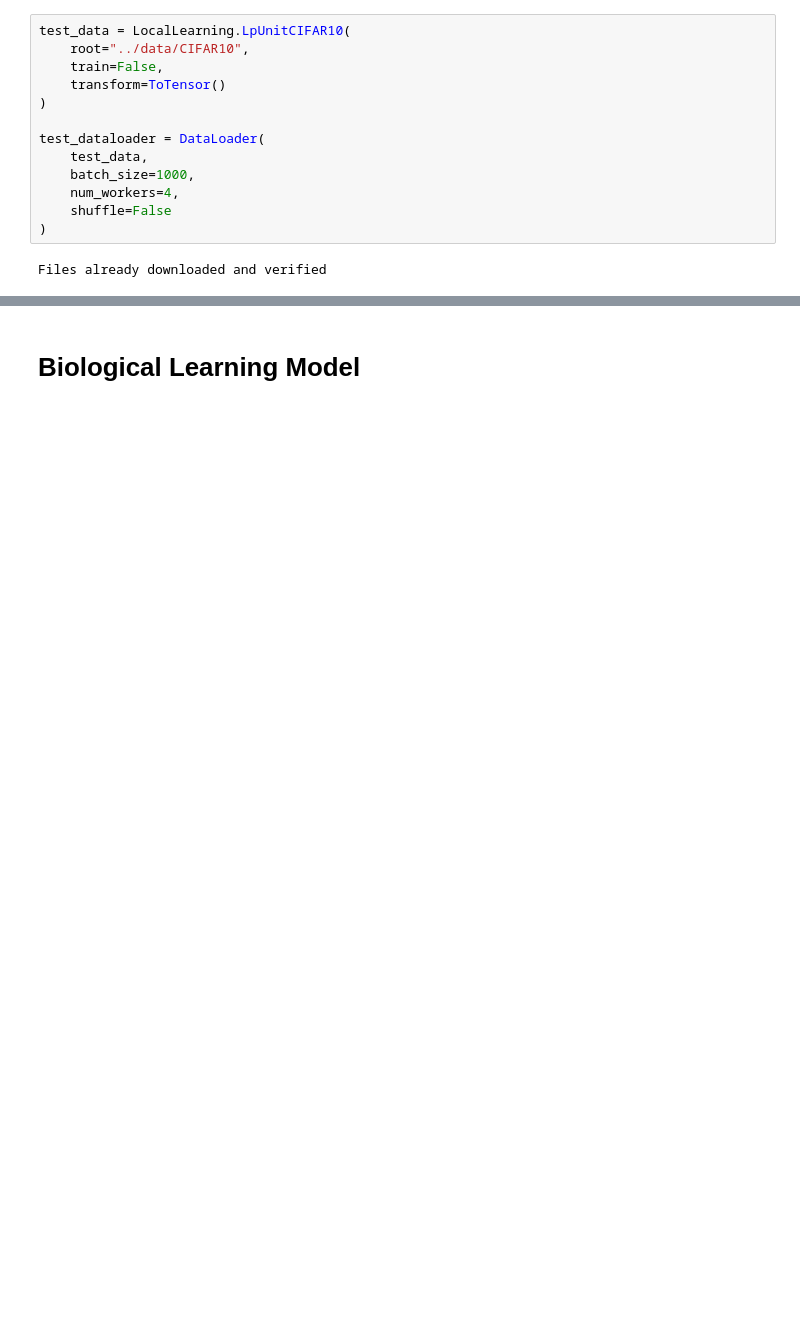
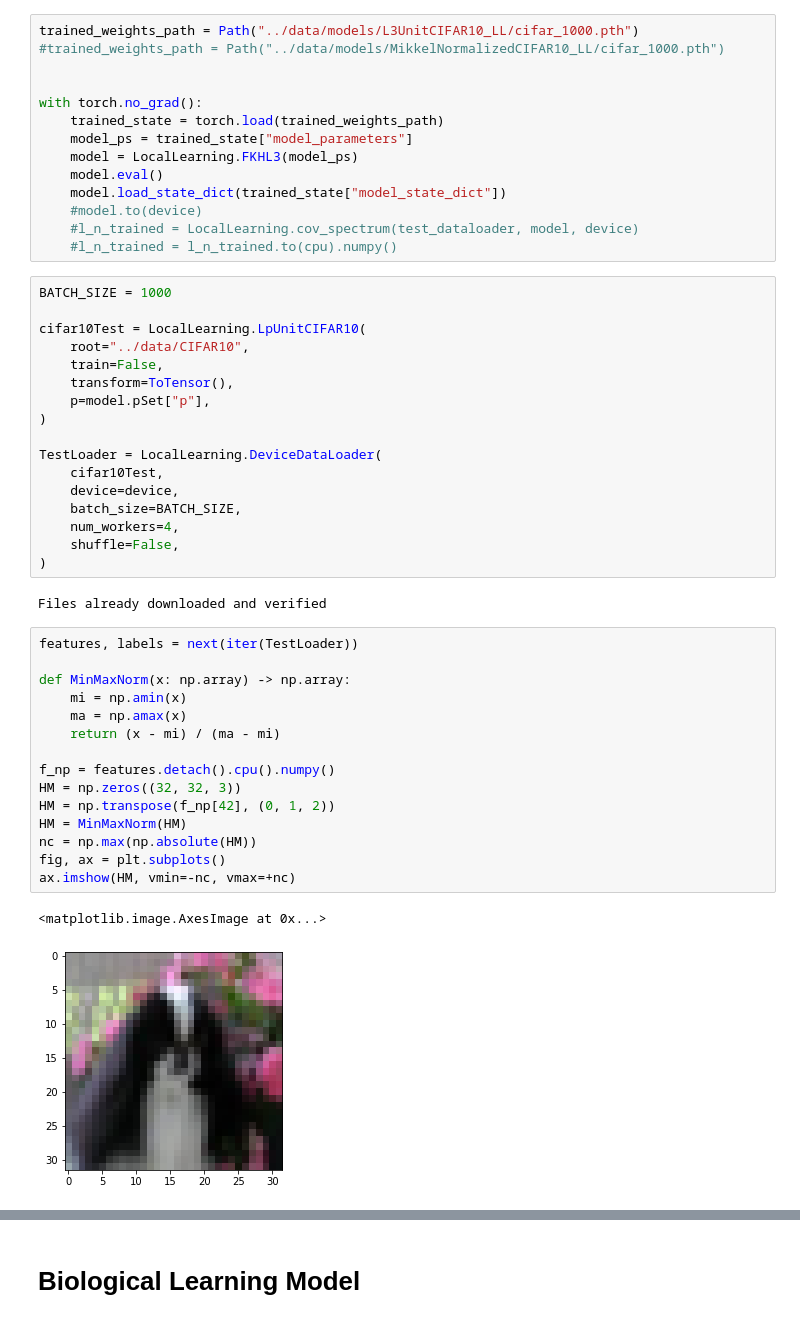
Before and after one commit to holzhauk/LocalLearning, a Jupyter notebook: notebooks/CIFAR10.ipynb, the cells around one changed output, grey strips where cells are left out. Saved outputs shown, nothing was run; the diff lists cells and outputs as text; blank space fills up the shorter version.

```diff
--- a/notebooks/CIFAR10.ipynb
+++ b/notebooks/CIFAR10.ipynb
@@ -11,18 +17,54 @@ if torch.cuda.is_available():
     device = torch.device('cuda')
 else:
     device = torch.device('cpu')
+# %%
+trained_weights_path = Path("../data/models/L3UnitCIFAR10_LL/cifar_1000.pth")
+#trained_weights_path = Path("../data/models/MikkelNormalizedCIFAR10_LL/cifar_1000.pth")
+
+
+with torch.no_grad():
+    trained_state = torch.load(trained_weights_path)
+    model_ps = trained_state["model_parameters"]
+    model = LocalLearning.FKHL3(model_ps)
+    model.eval()
+    model.load_state_dict(trained_state["model_state_dict"])
+    #model.to(device)
+    #l_n_trained = LocalLearning.cov_spectrum(test_dataloader, model, device)
+    #l_n_trained = l_n_trained.to(cpu).numpy()
 # %%
-test_data = LocalLearning.LpUnitCIFAR10(
+BATCH_SIZE = 1000
+
+cifar10Test = LocalLearning.LpUnitCIFAR10(
     root="../data/CIFAR10",
     train=False,
-    transform=ToTensor()
+    transform=ToTensor(),
+    p=model.pSet["p"],
 )
 
-test_dataloader = DataLoader(
-    test_data,
-    batch_size=1000,
+TestLoader = LocalLearning.DeviceDataLoader(
+    cifar10Test,
+    device=device,
+    batch_size=BATCH_SIZE,
     num_workers=4,
-    shuffle=False
+    shuffle=False,
 )
 # %% [output]
 Files already downloaded and verified
+# %%
+features, labels = next(iter(TestLoader))
+
+def MinMaxNorm(x: np.array) -> np.array:
+    mi = np.amin(x)
+    ma = np.amax(x)
+    return (x - mi) / (ma - mi)
+
+f_np = features.detach().cpu().numpy()
+HM = np.zeros((32, 32, 3))
+HM = np.transpose(f_np[42], (0, 1, 2))
+HM = MinMaxNorm(HM)
+nc = np.max(np.absolute(HM))
+fig, ax = plt.subplots()
+ax.imshow(HM, vmin=-nc, vmax=+nc)
+# %% [output]
+<matplotlib.image.AxesImage at 0x...>
+[figure, added]
```
Also changed, not shown: parts of 79 cells of this notebook, 25 other files.
